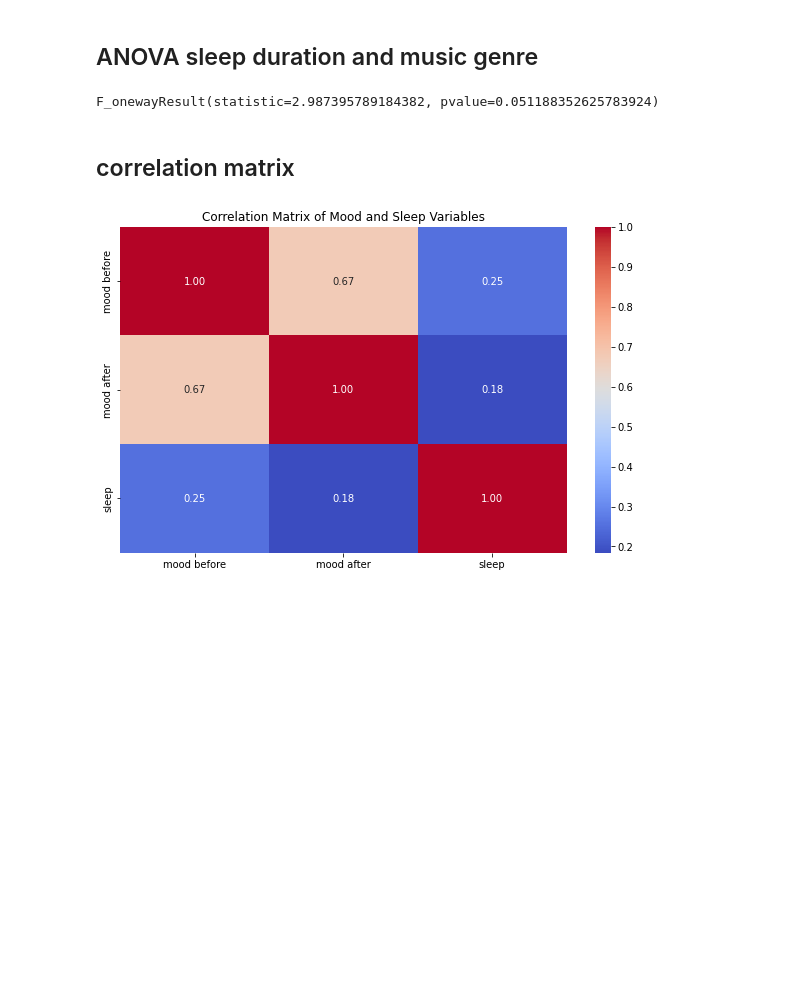
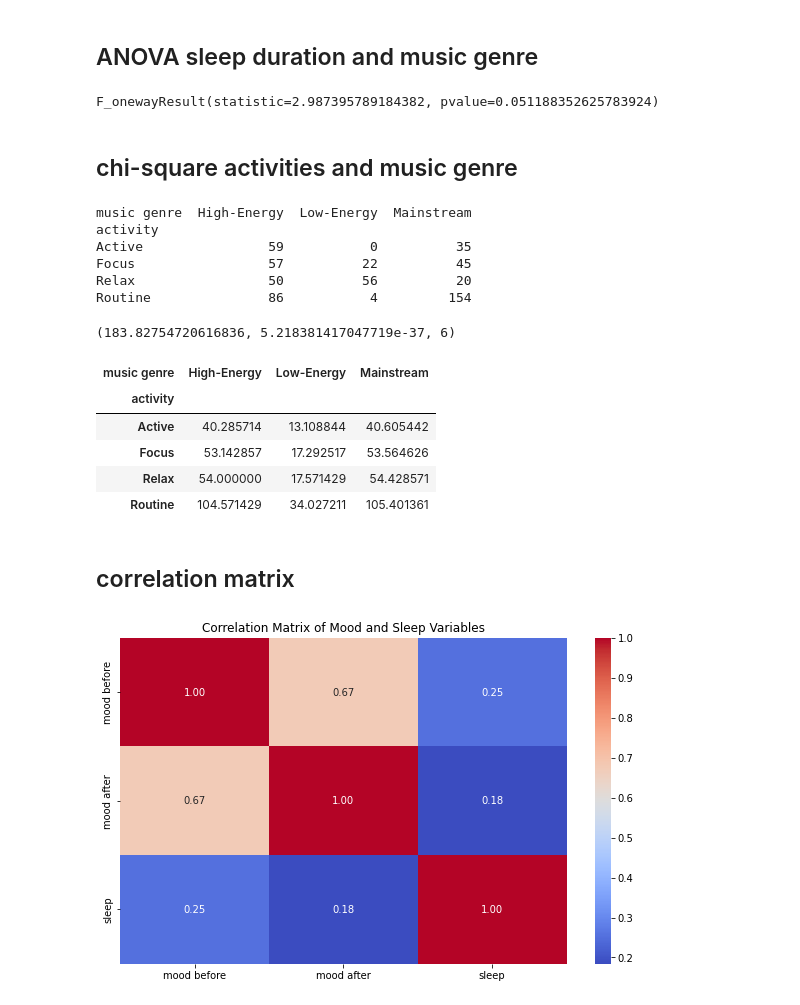
Before and after one commit to frnchskolymps/CCDATSCL_PROJECT, a Jupyter notebook: datascience_finalproject.ipynb, the cells around one changed output. Cells and saved outputs as stored; diff of their text form; code cells hidden in the pictures; blank space fills up the shorter version.

Commit message:
added chi-square

```diff
--- a/datascience_finalproject.ipynb
+++ b/datascience_finalproject.ipynb
@@ -314,6 +315,42 @@ anova_sleep = f_oneway(*groups_sleep)
 anova_sleep
 # %% [output]
 F_onewayResult(statistic=2.987395789184382, pvalue=0.051188352625783924)
+# %% [markdown]
+## chi-square activities and music genre
+# %%
+observed = pd.crosstab(df['activity'], df['music genre'])
+print(observed)
+# %% [output]
+music genre  High-Energy  Low-Energy  Mainstream
+activity
+Active                59           0          35
+Focus                 57          22          45
+Relax                 50          56          20
+Routine               86           4         154
+# %%
+# Create contingency table
+contingency_table = pd.crosstab(df['activity'], df['music genre'])
+
+# Perform Chi-square test
+chi2, p, dof, expected = chi2_contingency(contingency_table)
+
+chi2, p, dof
+# %% [output]
+(183.82754720616836, 5.218381417047719e-37, 6)
+# %%
+expected_df = pd.DataFrame(
+    expected,
+    index=contingency_table.index,
+    columns=contingency_table.columns
+)
+expected_df
+# %% [output]
+| music genre | High-Energy | Low-Energy | Mainstream |
+| activity |  |  |  |
+| Active | 40.285714 | 13.108844 | 40.605442 |
+| Focus | 53.142857 | 17.292517 | 53.564626 |
+| Relax | 54.000000 | 17.571429 | 54.428571 |
+| Routine | 104.571429 | 34.027211 | 105.401361 |
 # %% [markdown]
 ## correlation matrix
 # %%
```
Also changed, not shown: parts of 4 cells of this notebook.
